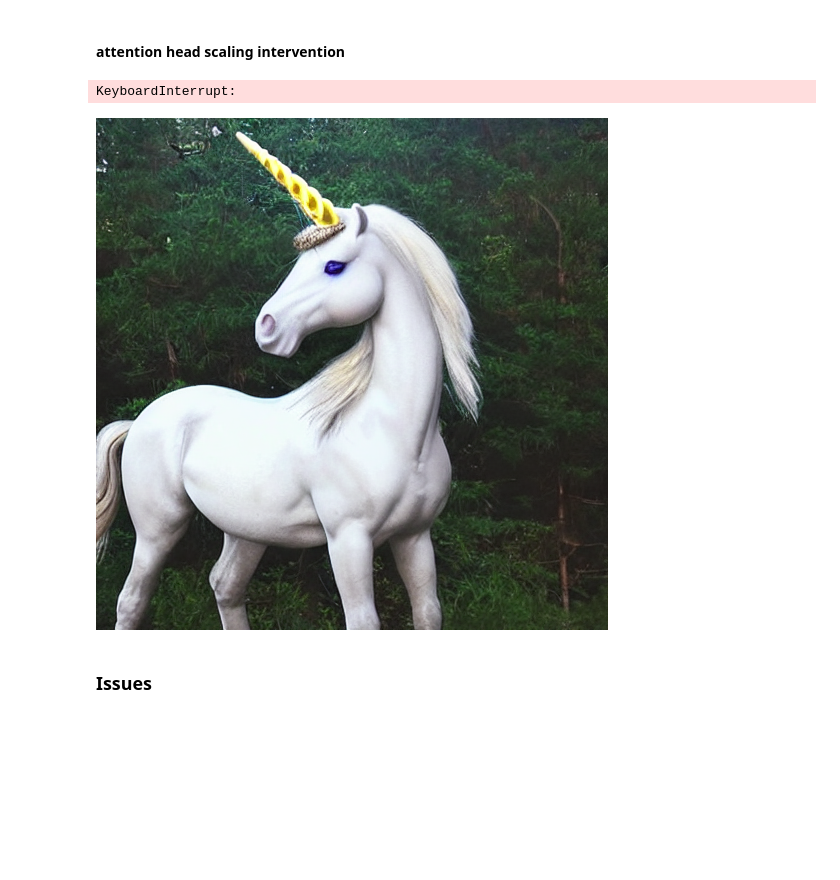
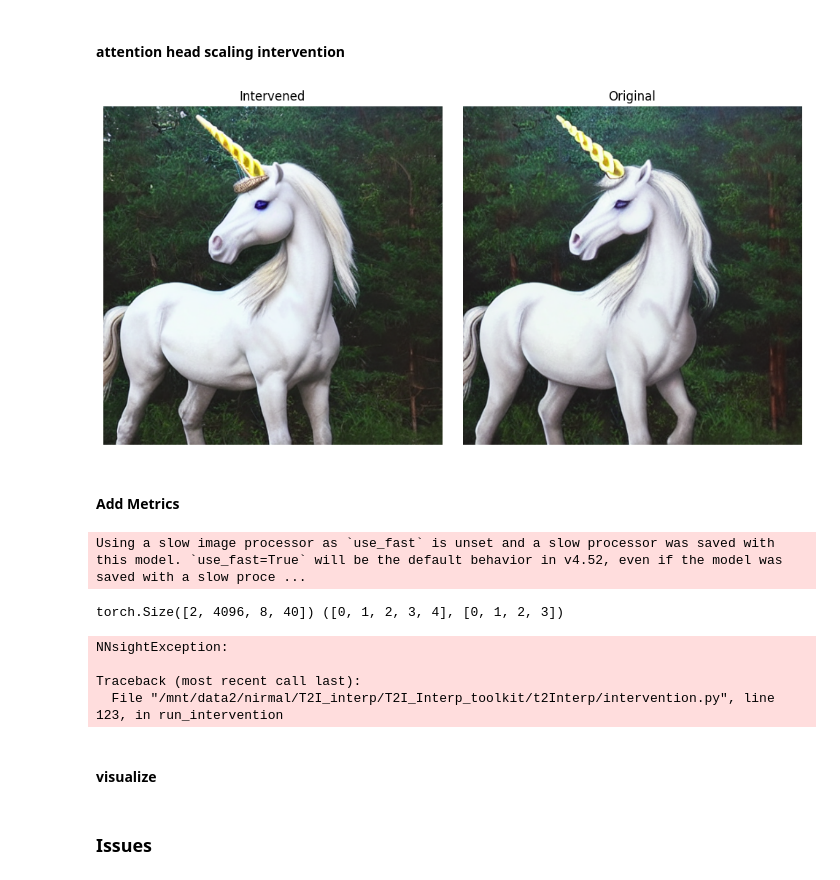
Before and after one commit to Social-AI-Studio/T2I_Interp_toolkit, a Jupyter notebook: notebooks/walkthrough.ipynb, the cells around one changed output. Saved outputs shown, nothing was run; the diff lists cells and outputs as text; code cells hidden in the pictures; blank space fills up the shorter version.

Commit message:
intervention bug fix

```diff
--- a/notebooks/walkthrough.ipynb
+++ b/notebooks/walkthrough.ipynb
@@ -136,35 +141,78 @@ Traceback (most recent call last):
 # %% [markdown]
 #### attention head scaling intervention
 # %%
-spatial_location = list(range(20))
-heads=list(range(8))
+spatial_location = list(range(5))
+heads=list(range(4))
 envoys = [block.cross_attn_out.module for block in model.unet_2.down_blocks]
 
 # create intervention object for each combination of spatial location, head and envoy
+# intervention_objs=[]
+# for en in envoys:
+#     for sl in spatial_location:
+#         for h in heads:
+#             selection = {"spatial_location":[sl],"heads":[h]}
+#             intervention_objs.append(ScalingAttentionIntervention(model=model,factor=100,envoys=envoys,selection=selection))
+
+
+# intervene on all of them together
 intervention_objs=[]
-for en in envoys:
-    for sl in spatial_location:
-        for h in heads:
-            selection = {"spatial_location":[sl],"heads":[h]}
-            intervention_objs.append(ScalingIntervention(model=model,factor=100,envoys=envoys,selection=selection))
+intervention_objs.append(ScalingAttentionIntervention(model=model,factor=100,envoys=envoys,selection={"spatial_location":spatial_location,"heads":heads}))
 
 specs=[]
 for obj in intervention_objs:
     specs.append(InferenceSpec(name=f"sl{obj.selection['spatial_location'][0]}_h{obj.selection['heads'][0]}_{obj.envoys[0].__class__.__name__ if len(obj.envoys)>0 else None}",
                                inference_fn= run_intervention,
-                               kwargs={"model":model, "prompt":"unicorn", "n_steps":50, "seed":40, "interventions":[obj]}))
-    break
+                               kwargs={"model":model, "prompt":"unicorn", "n_steps":50, "start_step":0, "end_step":50, "seed":40, "interventions":[obj]}))
 
 out=[]
 for spec in specs:
     inference = Inference(spec)
     out.append(inference.predict())
-# %% [output]
-KeyboardInterrupt:
+# %%
+# original image
+with model.generate("unicorn", n_steps=50, seed=40) as gen:
+    orig = model.output.save()
+orig.images[0]
 # %%
-out[0].preds
+import matplotlib.pyplot as plt
+
+fig, ax = plt.subplots(1, 2, figsize=(10, 5))
+ax[0].imshow(orig.images[0]); ax[0].set_title("Original"); ax[0].axis("off")
+ax[1].imshow(out[0].preds); ax[1].set_title("Intervened"); ax[1].axis("off")
+plt.tight_layout(); plt.show()
 # %% [output]
-[figure, old version]
+[figure, new version]
+# %% [markdown]
+#### Add Metrics
+# %%
+from utils.metrics import CLIPScore
+intervention_objs=[]
+spatial_location = list(range(5))
+heads=list(range(4))
+envoys = [block.cross_attn_out.module for block in model.unet_2.down_blocks]
+
+intervention_objs.append(ScalingIntervention(model=model,factor=100,envoys=envoys,selection={"spatial_location":spatial_location,"heads":heads}))
+
+specs=[]
+for obj in intervention_objs:
+    specs.append(InferenceSpec(name=f"sl{obj.selection['spatial_location'][0]}_h{obj.selection['heads'][0]}_{obj.envoys[0].__class__.__name__ if len(obj.envoys)>0 else None}",
+                               inference_fn= run_intervention, metric_fns=[CLIPScore().compute],
+                               kwargs={"model":model, "prompt":"unicorn", "n_steps":50, "start_step":0, "end_step":50, "seed":40, "interventions":[obj]}))
+    break
+
+out=[]
+for spec in specs:
+    inference = Inference(spec)
+    out.append(inference.predict())
+# %% [output]
+Using a slow image processor as `use_fast` is unset and a slow processor was saved with this model. `use_fast=True` will be the default behavior in v4.52, even if the model was saved with a slow proce ...
+torch.Size([2, 4096, 8, 40]) ([0, 1, 2, 3, 4], [0, 1, 2, 3])
+NNsightException:
+
+Traceback (most recent call last):
+  File "/mnt/data2/nirmal/T2I_interp/T2I_Interp_toolkit/t2Interp/intervention.py", line 123, in run_intervention
+# %% [markdown]
+#### visualize
 # %% [markdown]
 ### Issues
 # %%
```
Also changed, not shown: parts of 6 cells of this notebook, 3 other files.
